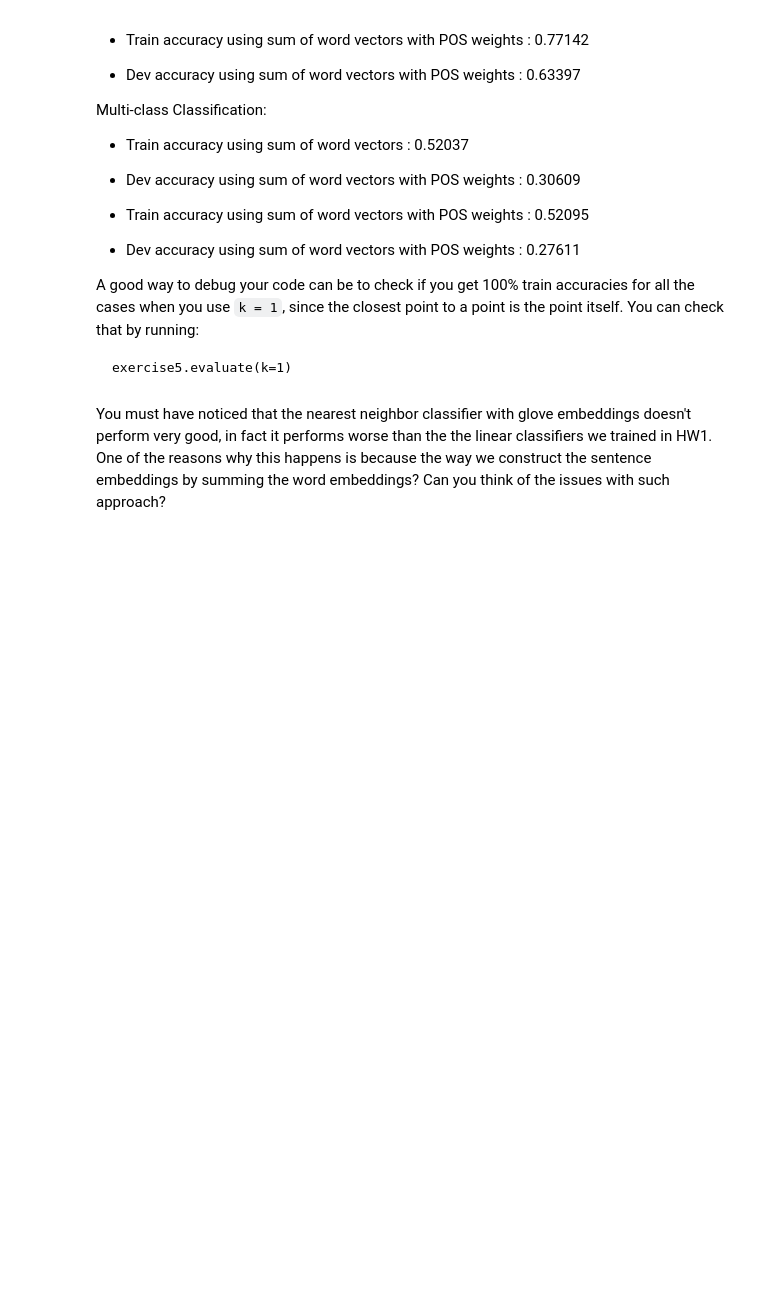
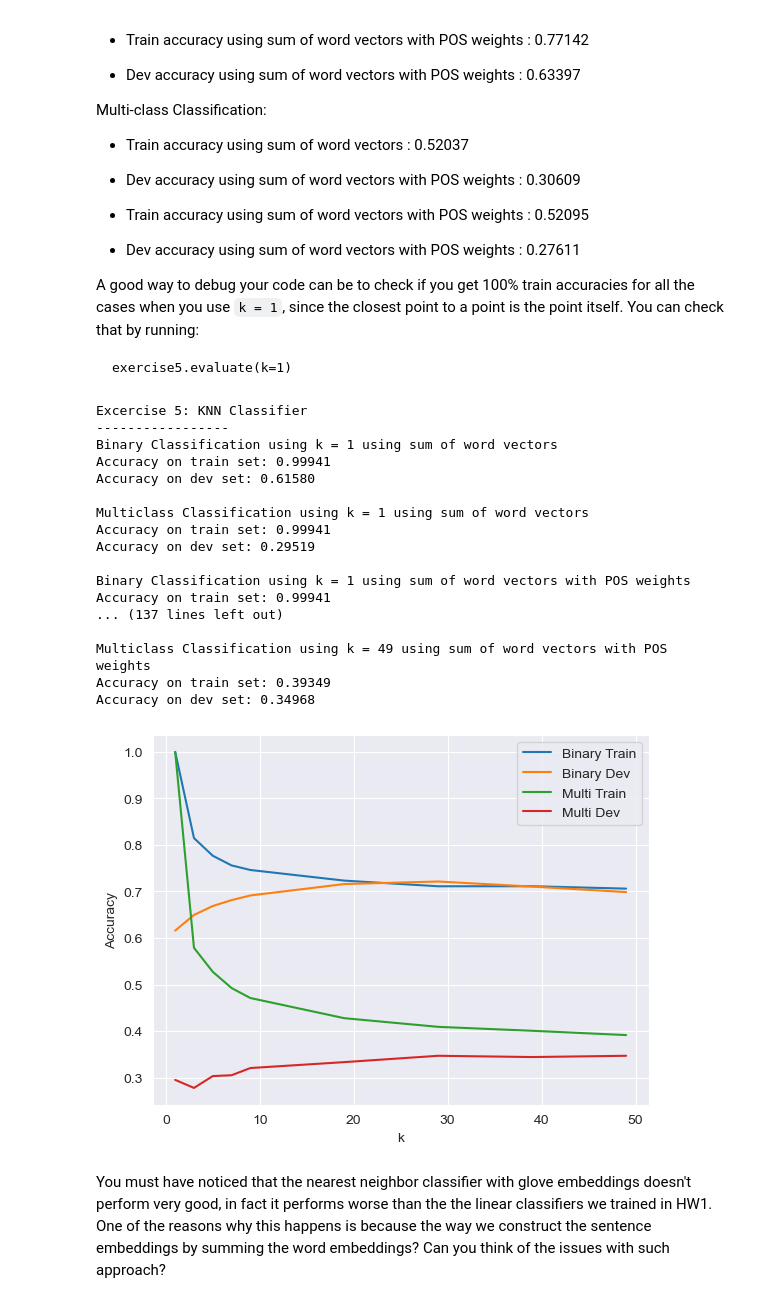
Before and after one commit to rbmuk/Homework, a Jupyter notebook: CSE 447/HW2/Project 2/CSE447a_Project2a.ipynb, the cells around one changed output. Cells and saved outputs as stored; diff of their text form; code cells hidden in the pictures; blank space fills up the shorter version.

````diff
--- a/CSE 447/HW2/Project 2/CSE447a_Project2a.ipynb
+++ b/CSE 447/HW2/Project 2/CSE447a_Project2a.ipynb
@@ -950,6 +1074,53 @@ A good way to debug your code can be to check if you get 100% train accuracies f
 ```
 exercise5.evaluate(k=1)
 ```
+# %%
+# effect of k on KNN Classifier Performance
+def get_effect_of_k_on_knn_performance():
+    ks = [1, 3, 5, 7, 9, 19, 29, 39, 49]
+
+    binary_train_accs = []
+    binary_dev_accs = []
+    multi_train_accs = []
+    multi_dev_accs = []
+    for k in ks:
+        accs = exercise5.evaluate(k=k, return_vals=True)
+        binary_train_accs.append(accs['binary']['sum']['train'])
+        binary_dev_accs.append(accs['binary']['sum']['dev'])
+        multi_train_accs.append(accs['multiclass']['sum']['train'])
+        multi_dev_accs.append(accs['multiclass']['sum']['dev'])
+
+    # plot the accuracies
+    plt.figure()
+    plt.plot(ks, binary_train_accs, label="Binary Train")
+    plt.plot(ks, binary_dev_accs, label="Binary Dev")
+    plt.plot(ks, multi_train_accs, label="Multi Train")
+    plt.plot(ks, multi_dev_accs, label="Multi Dev")
+    plt.xlabel("k")
+    plt.ylabel("Accuracy")
+    plt.legend()
+    plt.show()
+
+get_effect_of_k_on_knn_performance()
+# %% [output]
+Excercise 5: KNN Classifier
+-----------------
+Binary Classification using k = 1 using sum of word vectors
+Accuracy on train set: 0.99941
+Accuracy on dev set: 0.61580
+
+Multiclass Classification using k = 1 using sum of word vectors
+Accuracy on train set: 0.99941
+Accuracy on dev set: 0.29519
+
+Binary Classification using k = 1 using sum of word vectors with POS weights
+Accuracy on train set: 0.99941
+... (137 lines left out)
+
+Multiclass Classification using k = 49 using sum of word vectors with POS weights
+Accuracy on train set: 0.39349
+Accuracy on dev set: 0.34968
+[figure, added]
 # %% [markdown]
 You must have noticed that the nearest neighbor classifier with glove embeddings doesn't perform very good, in fact it performs worse than the the linear classifiers we trained in HW1. One of the reasons why this happens is because the way we construct the sentence embeddings by summing the word embeddings? Can you think of the issues with such approach?
 # %% [markdown]
````
Also changed, not shown: parts of 10 cells of this notebook, 58 other files.
